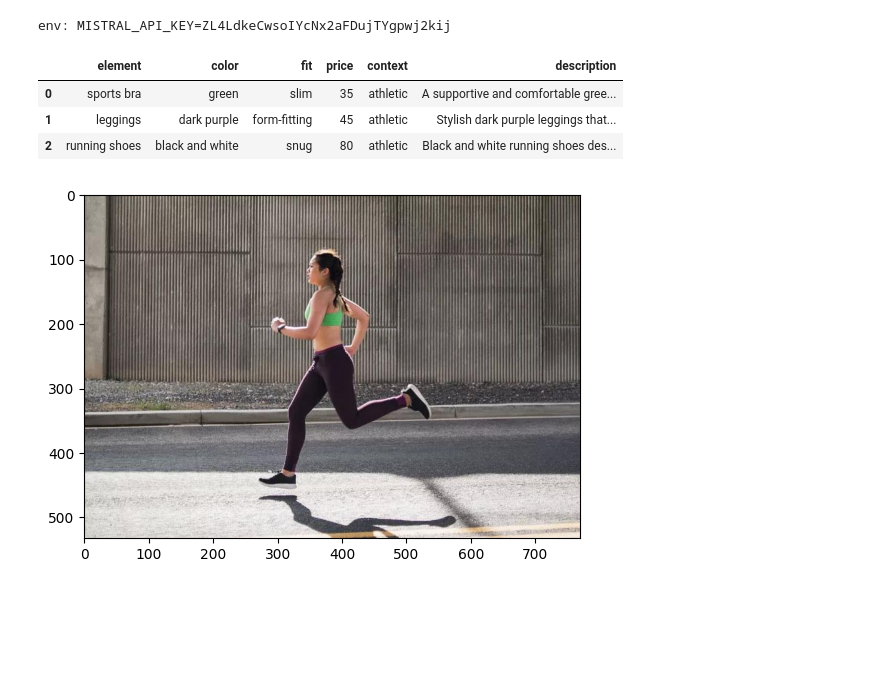
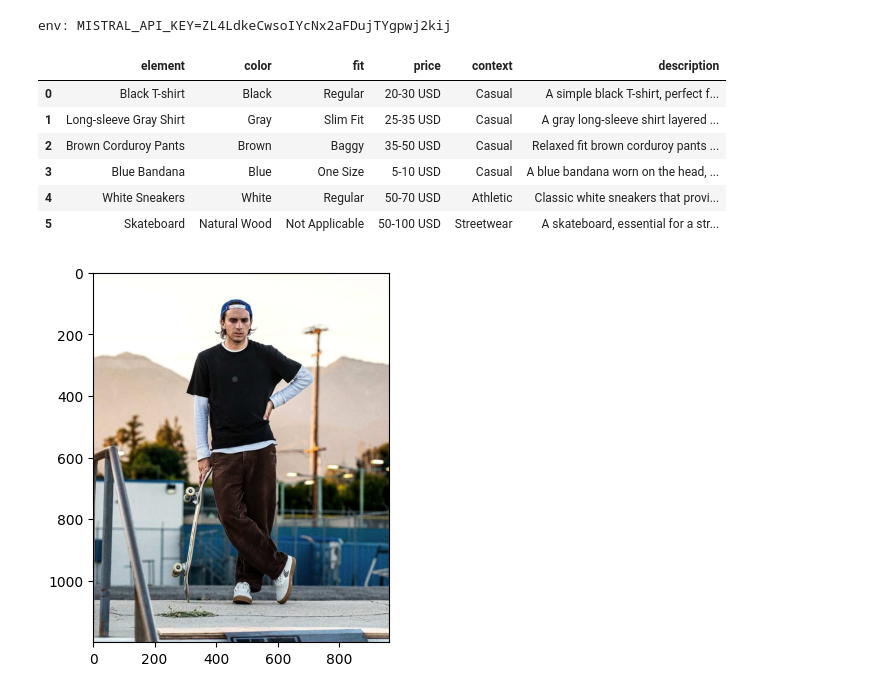
Before and after one commit to Kewij/RetailX7, a Jupyter notebook: src/pixtral/pixtral_dev.ipynb, the cells around one changed output. Cells and saved outputs as stored; diff of their text form; code cells hidden in the pictures; blank space fills up the shorter version.

```diff
--- a/src/pixtral/pixtral_dev.ipynb
+++ b/src/pixtral/pixtral_dev.ipynb
@@ -213,19 +215,22 @@ def recommend_from_wardrobe(wardrobe, element = empty_element):
 # %%
 import matplotlib.pyplot as plt
 # %%
-img_path = "test_images/img6.jpg"
+img_path = "test_images/img4.jpg"
 plt.imshow(plt.imread(img_path))
 
 img_64 = img_to_base64(img_path)
 clothes = list_clothes(img_64)
 clothes_df = json_to_dataframe(clothes, key='elements')
 clothes_df
 # %% [output]
 |  | element | color | fit | price | context | description |
-| 0 | sports bra | green | slim | 35 | athletic | A supportive and comfortable gree... |
-| 1 | leggings | dark purple | form-fitting | 45 | athletic | Stylish dark purple leggings that... |
-| 2 | running shoes | black and white | snug | 80 | athletic | Black and white running shoes des... |
+| 0 | Black T-shirt | Black | Regular | 20-30 USD | Casual | A simple black T-shirt, perfect f... |
+| 1 | Long-sleeve Gray Shirt | Gray | Slim Fit | 25-35 USD | Casual | A gray long-sleeve shirt layered ... |
+| 2 | Brown Corduroy Pants | Brown | Baggy | 35-50 USD | Casual | Relaxed fit brown corduroy pants ... |
+| 3 | Blue Bandana | Blue | One Size | 5-10 USD | Casual | A blue bandana worn on the head, ... |
+| 4 | White Sneakers | White | Regular | 50-70 USD | Athletic | Classic white sneakers that provi... |
+| 5 | Skateboard | Natural Wood | Not Applicable | 50-100 USD | Streetwear | A skateboard, essential for a str... |
-[figure, old version]
+[figure, new version]
 # %%
 element = {"element":None, "color":None, "fit":None, "price":None, "context":None, "description":None}
 #print(recommend_from_image(img_64, element=element))
```
Also changed, not shown: parts of 3 cells of this notebook, 13 other files.
